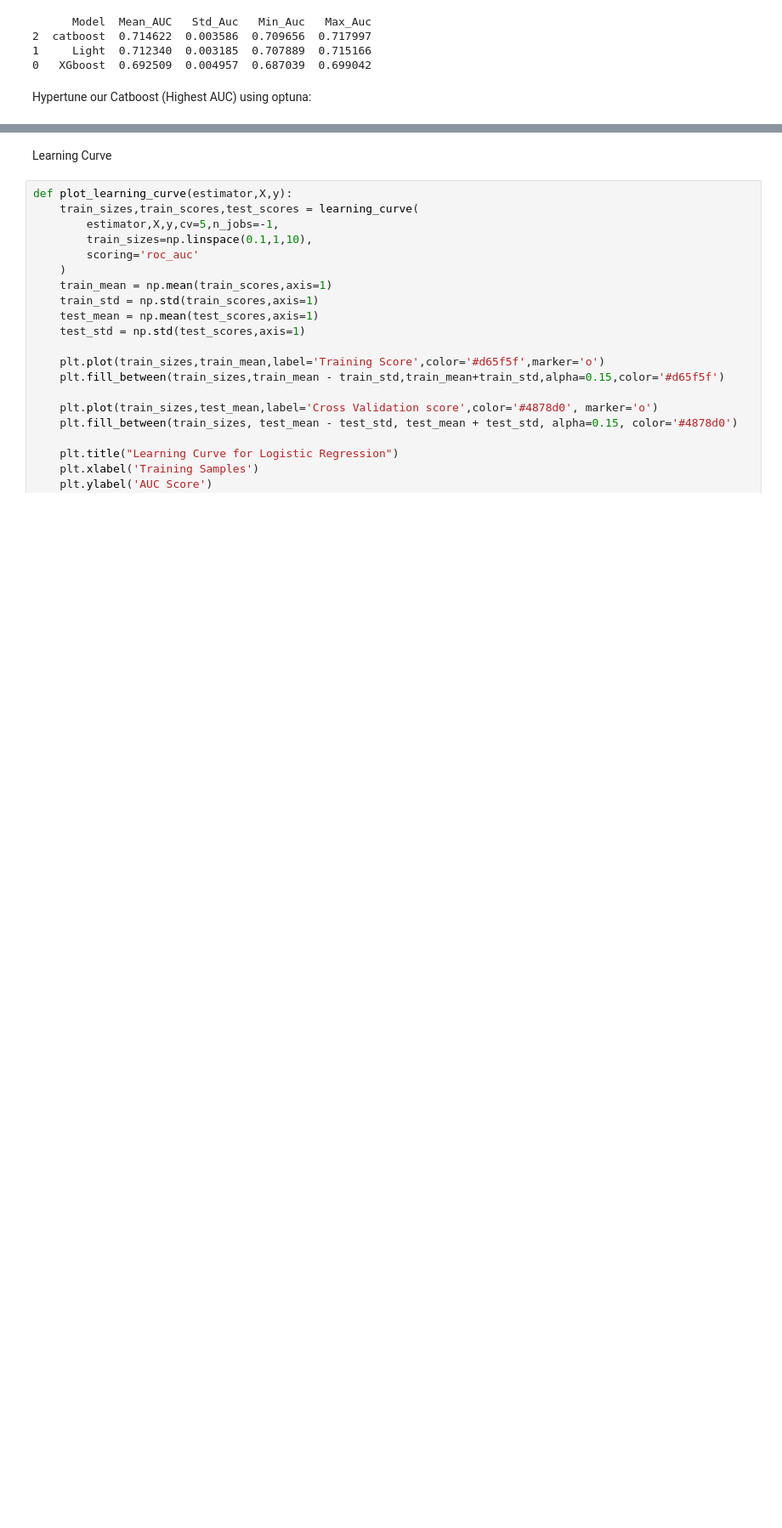
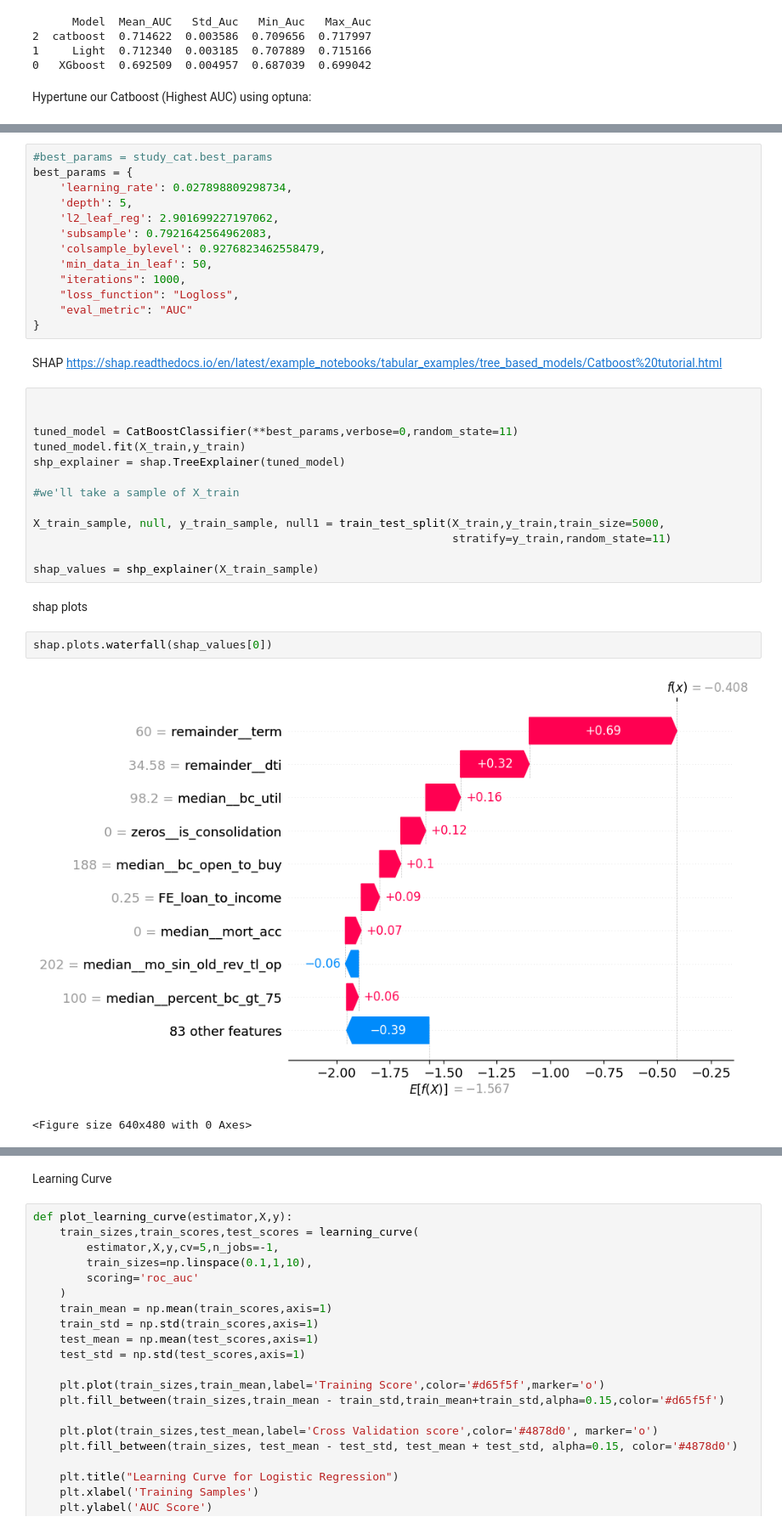
Before and after one commit to Mbu32/Credit-Default, a Jupyter notebook: Trees/endtoend_trees.ipynb, the cells around one changed output, grey strips where cells are left out. Shown at 85% size. Cells and saved outputs as stored; diff of their text form; blank space fills up the shorter version.

Commit message:
shap plot/read me

```diff
--- a/Trees/endtoend_trees.ipynb
+++ b/Trees/endtoend_trees.ipynb
@@ -282,3 +281,39 @@ Best params:
   subsample: 0.7921642564962083
   colsample_bylevel: 0.9276823462558479
   min_data_in_leaf: 50
+# %%
+#best_params = study_cat.best_params
+best_params = {
+    'learning_rate': 0.027898809298734,
+    'depth': 5,
+    'l2_leaf_reg': 2.901699227197062,
+    'subsample': 0.7921642564962083,
+    'colsample_bylevel': 0.9276823462558479,
+    'min_data_in_leaf': 50,
+    "iterations": 1000,
+    "loss_function": "Logloss",
+    "eval_metric": "AUC"
+}
+# %% [markdown]
+SHAP
+https://shap.readthedocs.io/en/latest/example_notebooks/tabular_examples/tree_based_models/Catboost%20tutorial.html
+# %%
+
+
+tuned_model = CatBoostClassifier(**best_params,verbose=0,random_state=11)
+tuned_model.fit(X_train,y_train)
+shp_explainer = shap.TreeExplainer(tuned_model)
+
+#we'll take a sample of X_train
+
+X_train_sample, null, y_train_sample, null1 = train_test_split(X_train,y_train,train_size=5000,
+                                                               stratify=y_train,random_state=11)
+
+shap_values = shp_explainer(X_train_sample)
+# %% [markdown]
+shap plots
+# %%
+shap.plots.waterfall(shap_values[0])
+# %% [output]
+[figure, added]
+<Figure size 640x480 with 0 Axes>
```
Also changed, not shown: parts of 3 cells of this notebook, 3 other files.
